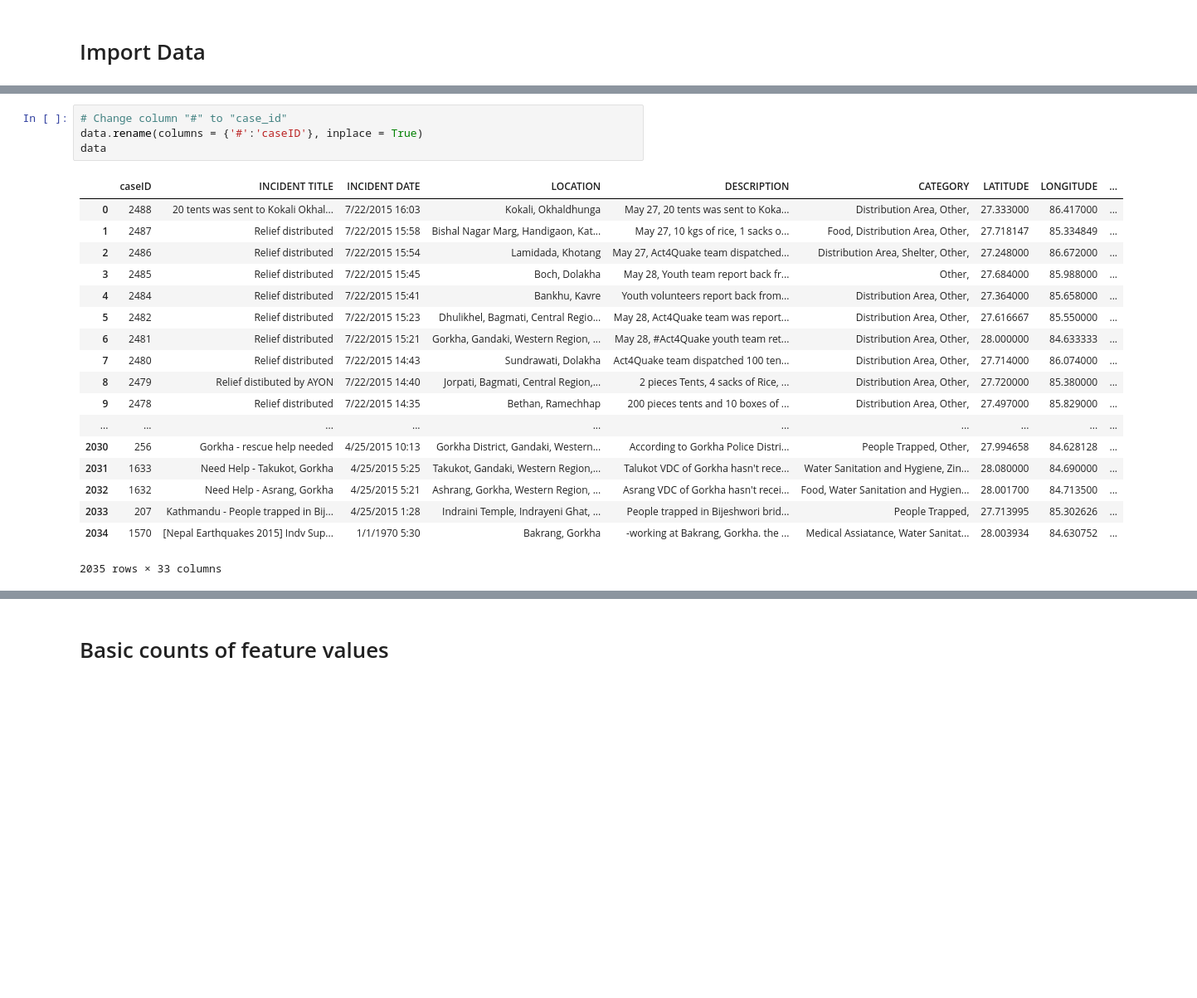
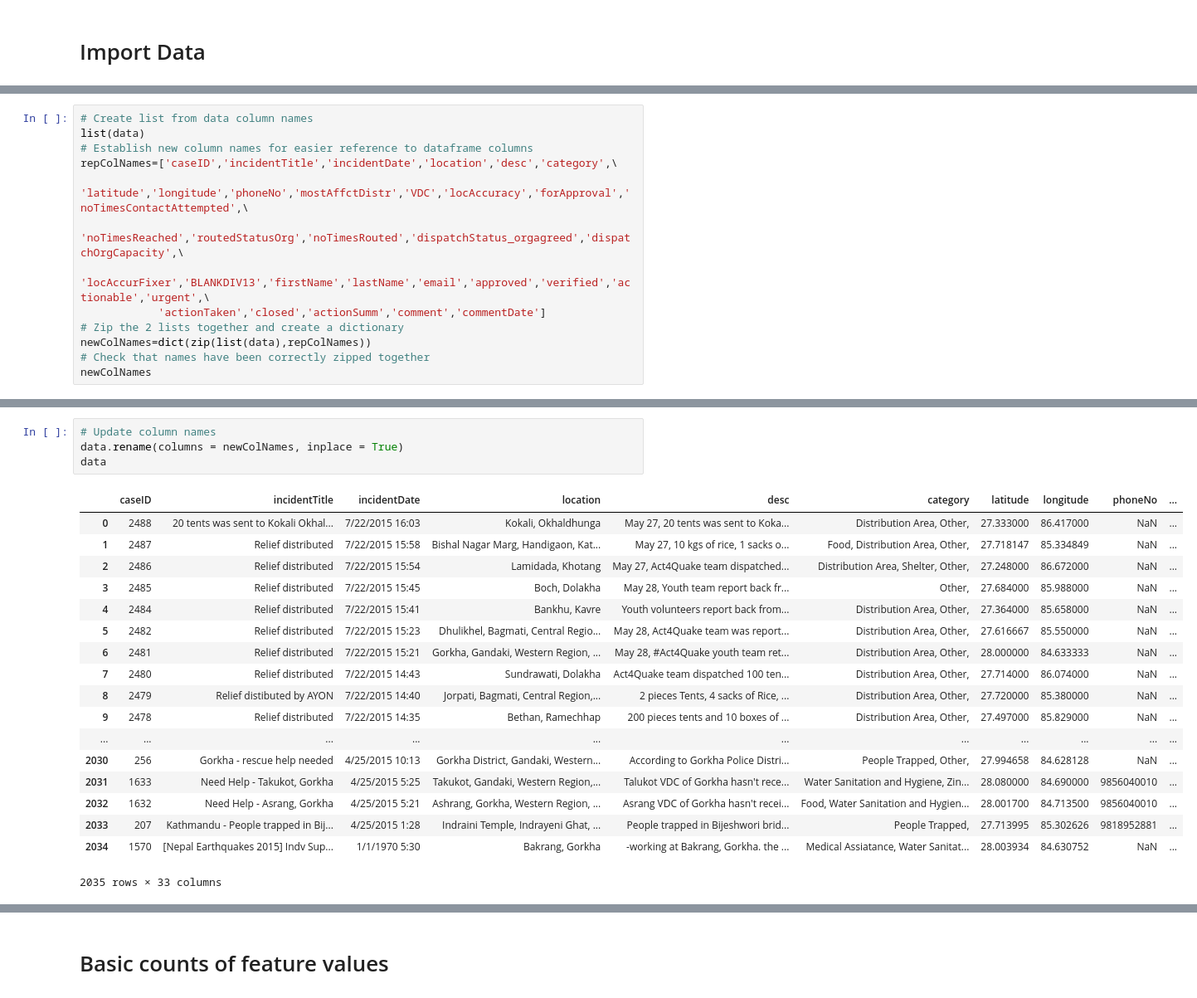
Before and after one commit to sttung/DAT_SF_16, a Jupyter notebook: Final_Project/1_Descriptive_Analysis_Prelim.ipynb, the cells around one changed output, grey strips where cells are left out. Shown at 83% size. Cells and saved outputs as stored; diff of their text form; blank space fills up the shorter version.

```diff
--- a/Final_Project/1_Descriptive_Analysis_Prelim.ipynb
+++ b/Final_Project/1_Descriptive_Analysis_Prelim.ipynb
@@ -34,0 +83,13 @@ data
+# %%
+# Create list from data column names
+list(data)
+# Establish new column names for easier reference to dataframe columns
+repColNames=['caseID','incidentTitle','incidentDate','location','desc','category',\
+             'latitude','longitude','phoneNo','mostAffctDistr','VDC','locAccuracy','forApproval','noTimesContactAttempted',\
+            'noTimesReached','routedStatusOrg','noTimesRouted','dispatchStatus_orgagreed','dispatchOrgCapacity',\
+            'locAccurFixer','BLANKDIV13','firstName','lastName','email','approved','verified','actionable','urgent',\
+            'actionTaken','closed','actionSumm','comment','commentDate']
+# Zip the 2 lists together and create a dictionary
+newColNames=dict(zip(list(data),repColNames))
+# Check that names have been correctly zipped together
+newColNames
@@ -35,23 +114,23 @@ data
 # %%
-# Change column "#" to "case_id"
-data.rename(columns = {'#':'caseID'}, inplace = True)
+# Update column names
+data.rename(columns = newColNames, inplace = True)
 data
 # %% [output]
-|  | caseID | INCIDENT TITLE | INCIDENT DATE | LOCATION | DESCRIPTION | CATEGORY | LATITUDE | LONGITUDE | ... |
-| 0 | 2488 | 20 tents was sent to Kokali Okhal... | 7/22/2015 16:03 | Kokali, Okhaldhunga | May 27, 20 tents was sent to Koka... | Distribution Area, Other, | 27.333000 | 86.417000 | ... |
-| 1 | 2487 | Relief distributed | 7/22/2015 15:58 | Bishal Nagar Marg, Handigaon, Kat... | May 27, 10 kgs of rice, 1 sacks o... | Food, Distribution Area, Other, | 27.718147 | 85.334849 | ... |
-| 2 | 2486 | Relief distributed | 7/22/2015 15:54 | Lamidada, Khotang | May 27, Act4Quake team dispatched... | Distribution Area, Shelter, Other, | 27.248000 | 86.672000 | ... |
-| 3 | 2485 | Relief distributed | 7/22/2015 15:45 | Boch, Dolakha | May 28, Youth team report back fr... | Other, | 27.684000 | 85.988000 | ... |
-| 4 | 2484 | Relief distributed | 7/22/2015 15:41 | Bankhu, Kavre | Youth volunteers report back from... | Distribution Area, Other, | 27.364000 | 85.658000 | ... |
-| 5 | 2482 | Relief distributed | 7/22/2015 15:23 | Dhulikhel, Bagmati, Central Regio... | May 28, Act4Quake team was report... | Distribution Area, Other, | 27.616667 | 85.550000 | ... |
-| 6 | 2481 | Relief distributed | 7/22/2015 15:21 | Gorkha, Gandaki, Western Region, ... | May 28, #Act4Quake youth team ret... | Distribution Area, Other, | 28.000000 | 84.633333 | ... |
-| 7 | 2480 | Relief distributed | 7/22/2015 14:43 | Sundrawati, Dolakha | Act4Quake team dispatched 100 ten... | Distribution Area, Other, | 27.714000 | 86.074000 | ... |
-| 8 | 2479 | Relief distibuted by AYON | 7/22/2015 14:40 | Jorpati, Bagmati, Central Region,... | 2 pieces Tents, 4 sacks of Rice, ... | Distribution Area, Other, | 27.720000 | 85.380000 | ... |
-| 9 | 2478 | Relief distributed | 7/22/2015 14:35 | Bethan, Ramechhap | 200 pieces tents and 10 boxes of ... | Distribution Area, Other, | 27.497000 | 85.829000 | ... |
-| ... | ... | ... | ... | ... | ... | ... | ... | ... | ... |
-| 2030 | 256 | Gorkha - rescue help needed | 4/25/2015 10:13 | Gorkha District, Gandaki, Western... | According to Gorkha Police Distri... | People Trapped, Other, | 27.994658 | 84.628128 | ... |
-| 2031 | 1633 | Need Help - Takukot, Gorkha | 4/25/2015 5:25 | Takukot, Gandaki, Western Region,... | Talukot VDC of Gorkha hasn't rece... | Water Sanitation and Hygiene, Zin... | 28.080000 | 84.690000 | ... |
-| 2032 | 1632 | Need Help - Asrang, Gorkha | 4/25/2015 5:21 | Ashrang, Gorkha, Western Region, ... | Asrang VDC of Gorkha hasn't recei... | Food, Water Sanitation and Hygien... | 28.001700 | 84.713500 | ... |
-| 2033 | 207 | Kathmandu - People trapped in Bij... | 4/25/2015 1:28 | Indraini Temple, Indrayeni Ghat, ... | People trapped in Bijeshwori brid... | People Trapped, | 27.713995 | 85.302626 | ... |
-| 2034 | 1570 | [Nepal Earthquakes 2015] Indv Sup... | 1/1/1970 5:30 | Bakrang, Gorkha | -working at Bakrang, Gorkha. the ... | Medical Assiatance, Water Sanitat... | 28.003934 | 84.630752 | ... |
+|  | caseID | incidentTitle | incidentDate | location | desc | category | latitude | longitude | phoneNo | ... |
+| 0 | 2488 | 20 tents was sent to Kokali Okhal... | 7/22/2015 16:03 | Kokali, Okhaldhunga | May 27, 20 tents was sent to Koka... | Distribution Area, Other, | 27.333000 | 86.417000 | NaN | ... |
+| 1 | 2487 | Relief distributed | 7/22/2015 15:58 | Bishal Nagar Marg, Handigaon, Kat... | May 27, 10 kgs of rice, 1 sacks o... | Food, Distribution Area, Other, | 27.718147 | 85.334849 | NaN | ... |
+| 2 | 2486 | Relief distributed | 7/22/2015 15:54 | Lamidada, Khotang | May 27, Act4Quake team dispatched... | Distribution Area, Shelter, Other, | 27.248000 | 86.672000 | NaN | ... |
+| 3 | 2485 | Relief distributed | 7/22/2015 15:45 | Boch, Dolakha | May 28, Youth team report back fr... | Other, | 27.684000 | 85.988000 | NaN | ... |
+| 4 | 2484 | Relief distributed | 7/22/2015 15:41 | Bankhu, Kavre | Youth volunteers report back from... | Distribution Area, Other, | 27.364000 | 85.658000 | NaN | ... |
+| 5 | 2482 | Relief distributed | 7/22/2015 15:23 | Dhulikhel, Bagmati, Central Regio... | May 28, Act4Quake team was report... | Distribution Area, Other, | 27.616667 | 85.550000 | NaN | ... |
+| 6 | 2481 | Relief distributed | 7/22/2015 15:21 | Gorkha, Gandaki, Western Region, ... | May 28, #Act4Quake youth team ret... | Distribution Area, Other, | 28.000000 | 84.633333 | NaN | ... |
+| 7 | 2480 | Relief distributed | 7/22/2015 14:43 | Sundrawati, Dolakha | Act4Quake team dispatched 100 ten... | Distribution Area, Other, | 27.714000 | 86.074000 | NaN | ... |
+| 8 | 2479 | Relief distibuted by AYON | 7/22/2015 14:40 | Jorpati, Bagmati, Central Region,... | 2 pieces Tents, 4 sacks of Rice, ... | Distribution Area, Other, | 27.720000 | 85.380000 | NaN | ... |
+| 9 | 2478 | Relief distributed | 7/22/2015 14:35 | Bethan, Ramechhap | 200 pieces tents and 10 boxes of ... | Distribution Area, Other, | 27.497000 | 85.829000 | NaN | ... |
+| ... | ... | ... | ... | ... | ... | ... | ... | ... | ... | ... |
+| 2030 | 256 | Gorkha - rescue help needed | 4/25/2015 10:13 | Gorkha District, Gandaki, Western... | According to Gorkha Police Distri... | People Trapped, Other, | 27.994658 | 84.628128 | NaN | ... |
+| 2031 | 1633 | Need Help - Takukot, Gorkha | 4/25/2015 5:25 | Takukot, Gandaki, Western Region,... | Talukot VDC of Gorkha hasn't rece... | Water Sanitation and Hygiene, Zin... | 28.080000 | 84.690000 | 9856040010 | ... |
+| 2032 | 1632 | Need Help - Asrang, Gorkha | 4/25/2015 5:21 | Ashrang, Gorkha, Western Region, ... | Asrang VDC of Gorkha hasn't recei... | Food, Water Sanitation and Hygien... | 28.001700 | 84.713500 | 9856040010 | ... |
+| 2033 | 207 | Kathmandu - People trapped in Bij... | 4/25/2015 1:28 | Indraini Temple, Indrayeni Ghat, ... | People trapped in Bijeshwori brid... | People Trapped, | 27.713995 | 85.302626 | 9818952881 | ... |
+| 2034 | 1570 | [Nepal Earthquakes 2015] Indv Sup... | 1/1/1970 5:30 | Bakrang, Gorkha | -working at Bakrang, Gorkha. the ... | Medical Assiatance, Water Sanitat... | 28.003934 | 84.630752 | NaN | ... |
 2035 rows × 33 columns
```
Also changed, not shown: parts of 68 cells of this notebook, 1 other file.
